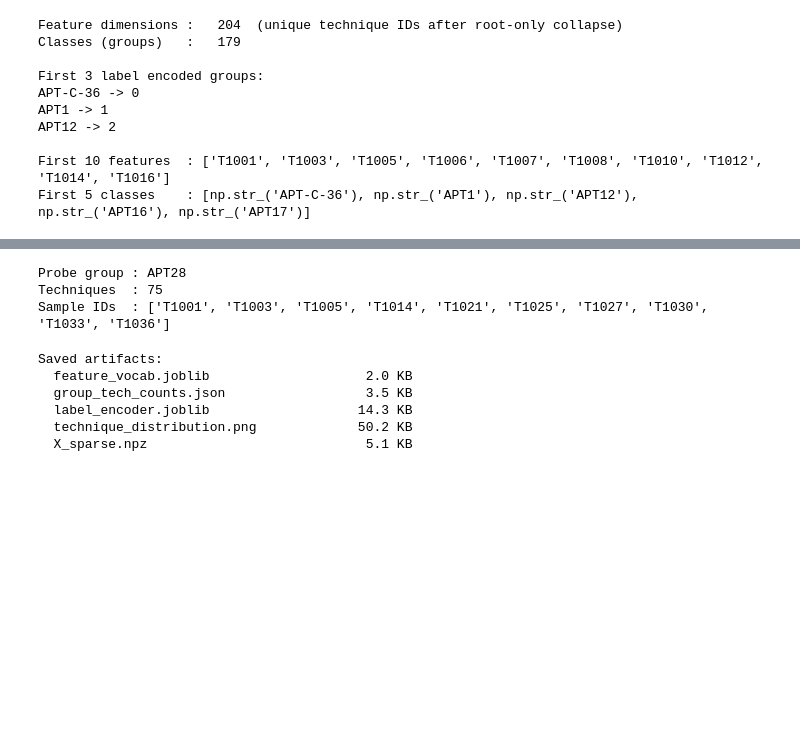
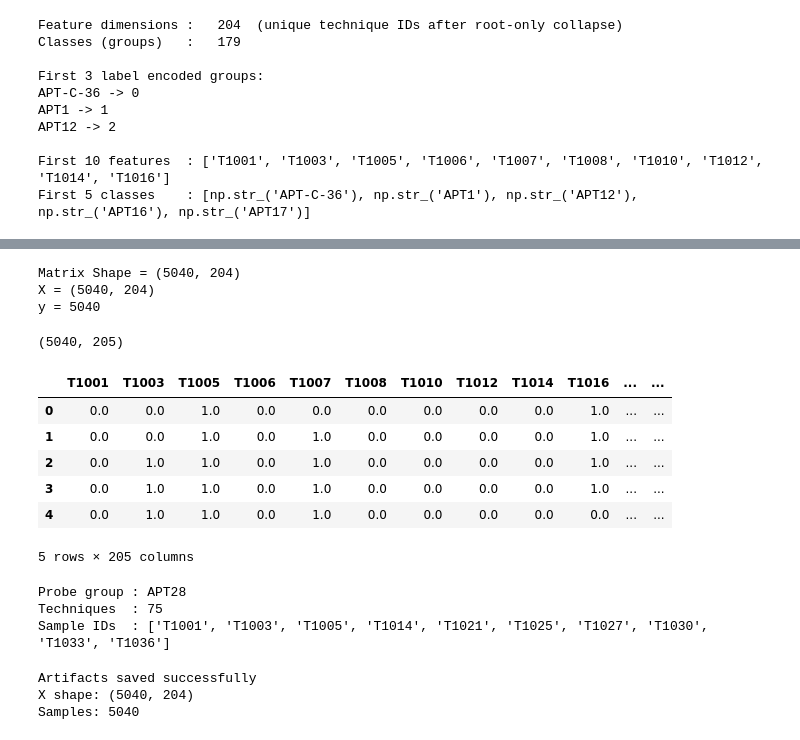
Before and after one commit to Jyoti-24-05/APT-Attribution-Engine, a Jupyter notebook: notebooks/Ingestion_feature_matrix.ipynb, the cells around one changed output, grey strips where cells are left out. Cells and saved outputs as stored; diff of their text form; code cells hidden in the pictures; blank space fills up the shorter version.

```diff
--- a/notebooks/Ingestion_feature_matrix.ipynb
+++ b/notebooks/Ingestion_feature_matrix.ipynb
@@ -266,24 +266,3 @@ APT12 -> 2
 
 First 10 features  : ['T1001', 'T1003', 'T1005', 'T1006', 'T1007', 'T1008', 'T1010', 'T1012', 'T1014', 'T1016']
 First 5 classes    : [np.str_('APT-C-36'), np.str_('APT1'), np.str_('APT12'), np.str_('APT16'), np.str_('APT17')]
-# %%
-n_groups     = len(label_encoder.classes_)
-n_techniques = len(feature_vocab)
-
-rows, cols = [], []
-
-for gid, techs in group_techniques.items():
-    group_name = groups_clean[gid]["name"]
-    class_idx  = label_encoder.transform([group_name])[0]
-    for tid in techs:
-        if tid in feature_vocab:
-            rows.append(class_idx)
-            cols.append(feature_vocab[tid])
-
-data = np.ones(len(rows), dtype=np.float32)
-X_sparse = sp.csr_matrix((data, (rows, cols)), shape=(n_groups, n_techniques))
-
-print(f"Matrix shape    : {X_sparse.shape}")
-print(f"Non-zero entries: {X_sparse.nnz}")
-sparsity = 1.0 - X_sparse.nnz / (X_sparse.shape[0] * X_sparse.shape[1])
-print(f"Sparsity        : {sparsity:.4%}  (expect > 95%)")
@@ -310,3 +315,31 @@ print(df.iloc[:5,:10])
+# %%
+print("Matrix Shape =", X.shape)
+print("X =", X.shape)
+print("y =", len(y))
+# %% [output]
+Matrix Shape = (5040, 204)
+X = (5040, 204)
+y = 5040
+# %%
+import pandas as pd
+
+feature_names = sorted(feature_vocab.keys())
+
+df = pd.DataFrame(X, columns=feature_names)
+
+df["group"] = y
+
+print(df.shape)
+df.head()
+# %% [output]
+(5040, 205)
+|  | T1001 | T1003 | T1005 | T1006 | T1007 | T1008 | T1010 | T1012 | T1014 | T1016 | ... | ... |
+| 0 | 0.0 | 0.0 | 1.0 | 0.0 | 0.0 | 0.0 | 0.0 | 0.0 | 0.0 | 1.0 | ... | ... |
+| 1 | 0.0 | 0.0 | 1.0 | 0.0 | 1.0 | 0.0 | 0.0 | 0.0 | 0.0 | 1.0 | ... | ... |
+| 2 | 0.0 | 1.0 | 1.0 | 0.0 | 1.0 | 0.0 | 0.0 | 0.0 | 0.0 | 1.0 | ... | ... |
+| 3 | 0.0 | 1.0 | 1.0 | 0.0 | 1.0 | 0.0 | 0.0 | 0.0 | 0.0 | 1.0 | ... | ... |
+| 4 | 0.0 | 1.0 | 1.0 | 0.0 | 1.0 | 0.0 | 0.0 | 0.0 | 0.0 | 0.0 | ... | ... |
+5 rows × 205 columns
 # %%
 # Spot-check: APT28 (well-known group with many techniques)
 probe_name = None
@@ -327,19 +360,17 @@ else:
 Probe group : APT28
 Techniques  : 75
 Sample IDs  : ['T1001', 'T1003', 'T1005', 'T1014', 'T1021', 'T1025', 'T1027', 'T1030', 'T1033', 'T1036']
-# %%
-sp.save_npz(ARTIFACTS / "X_sparse.npz", X_sparse)
-joblib.dump(label_encoder, ARTIFACTS / "label_encoder.joblib")
-joblib.dump(feature_vocab, ARTIFACTS / "feature_vocab.joblib")
-
-print("Saved artifacts:")
-for p in sorted(ARTIFACTS.glob("*")):
-    size_kb = p.stat().st_size / 1024
-    print(f"  {p.name:<35} {size_kb:>7.1f} KB")
-# %% [output]
-Saved artifacts:
-  feature_vocab.joblib                    2.0 KB
-  group_tech_counts.json                  3.5 KB
-  label_encoder.joblib                   14.3 KB
-  technique_distribution.png             50.2 KB
-  X_sparse.npz                            5.1 KB
+# %%
+import joblib
+
+joblib.dump(X, ARTIFACTS / "X.joblib")
+joblib.dump(y, ARTIFACTS / "y.joblib")
+joblib.dump(feature_vocab, ARTIFACTS / "feature_vocab.joblib")
+
+print("Artifacts saved successfully")
+print("X shape:", X.shape)
+print("Samples:", len(y))
+# %% [output]
+Artifacts saved successfully
+X shape: (5040, 204)
+Samples: 5040
```
Also changed, not shown: parts of 4 cells of this notebook, 5 other files.
